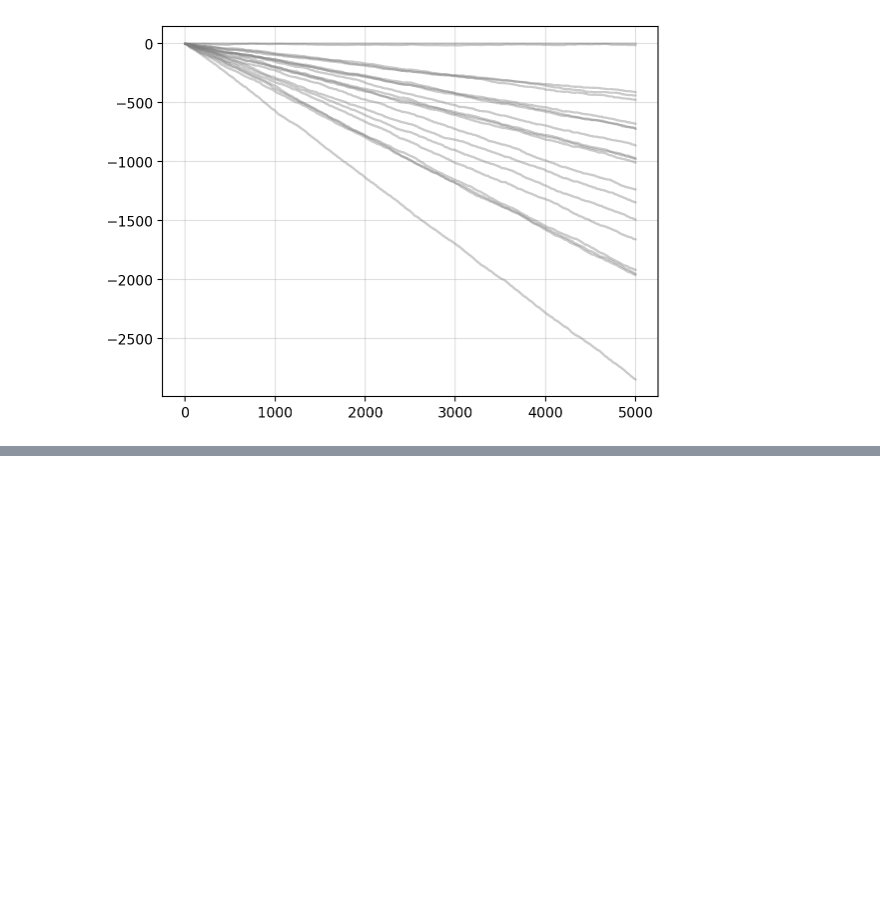
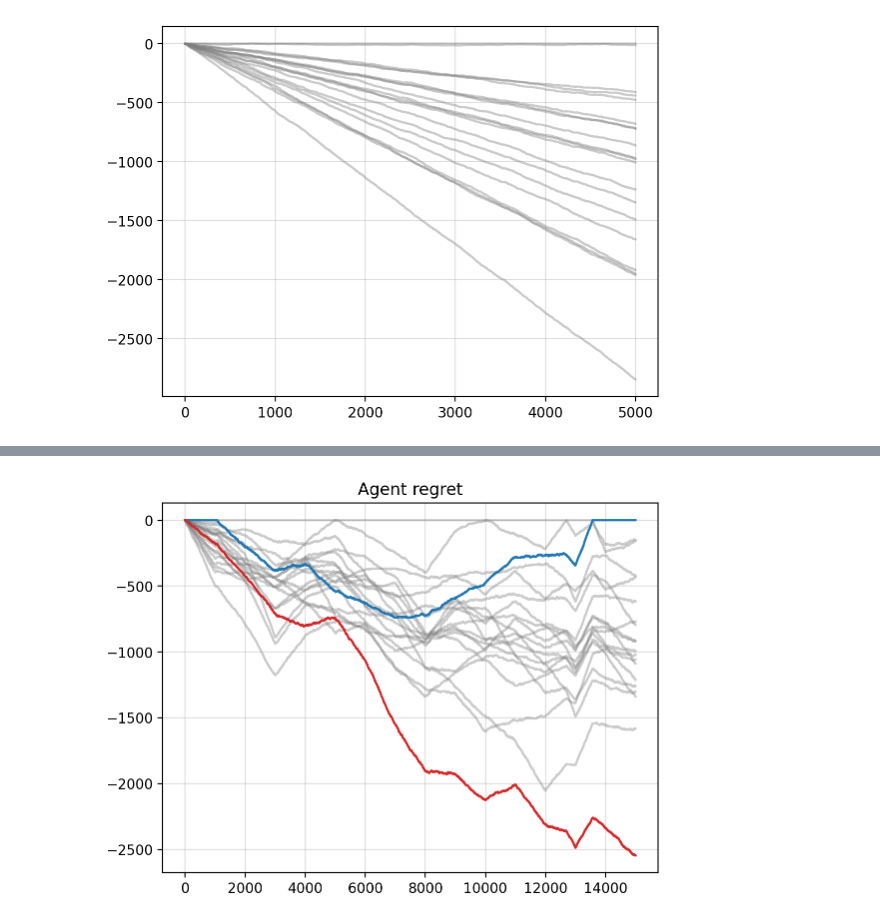
Before and after one commit to gerdm/prediction-learning-games, a Jupyter notebook: ch02-prediction-with-expert-advice/01-polynomially-weighted-average-forecaster.ipynb, the cells around one changed output, grey strips where cells are left out. Cells and saved outputs as stored; diff of their text form; code cells hidden in the pictures; blank space fills up the shorter version.

```diff
--- a/ch02-prediction-with-expert-advice/01-polynomially-weighted-average-forecaster.ipynb
+++ b/ch02-prediction-with-expert-advice/01-polynomially-weighted-average-forecaster.ipynb
@@ -129,0 +145,29 @@ plt.grid(alpha=0.4);
+# %%
+key = jax.random.PRNGKey(314)
+
+
+n_experts = 20
+regimes = 15
+n_timesteps_regime = 1_000
+n_timesteps = regimes * n_timesteps_regime
+
+
+# True oracle. Doesn't change
+oracle = jax.random.bernoulli(key_oracle, p=0.5, shape=(n_timesteps,))
+
+mistakes = []
+probas_mistakes = []
+for i in range(regimes):
+    keyi = jax.random.fold_in(key, i)
+    key_experts, key_noise, key_errs = jax.random.split(keyi, 3)
+    keys_noise = jax.random.split(key_noise, n_experts)
+
+    # Probability of a possible mistake
+    ps_mistakes = jax.random.beta(key_errs, a=a, b=b, shape=(n_experts,))
+    mistakes_regime = create_mistakes(keys_noise, ps_mistakes, n_timesteps_regime)
+    probas_mistakes.append(ps_mistakes)
+    mistakes.append(mistakes_regime)
+
+probas_mistakes = jnp.stack(probas_mistakes, axis=0)
+mistakes = jnp.concatenate(mistakes, axis=0)
+experts = (mistakes ^ oracle[:, None]).astype(float)
@@ -129,0 +216,8 @@ plt.grid(alpha=0.4);
+# %%
+plt.plot(regret_hist, c="tab:gray", alpha=0.4)
+plt.plot(regret_hist[:, best_agent], c="tab:blue")
+plt.plot(regret_hist[:, worst_agent], c="tab:red")
+plt.title("Agent regret")
+plt.grid(alpha=0.4);
+# %% [output]
+[figure, added]
```
Also changed, not shown: parts of 8 cells of this notebook.
